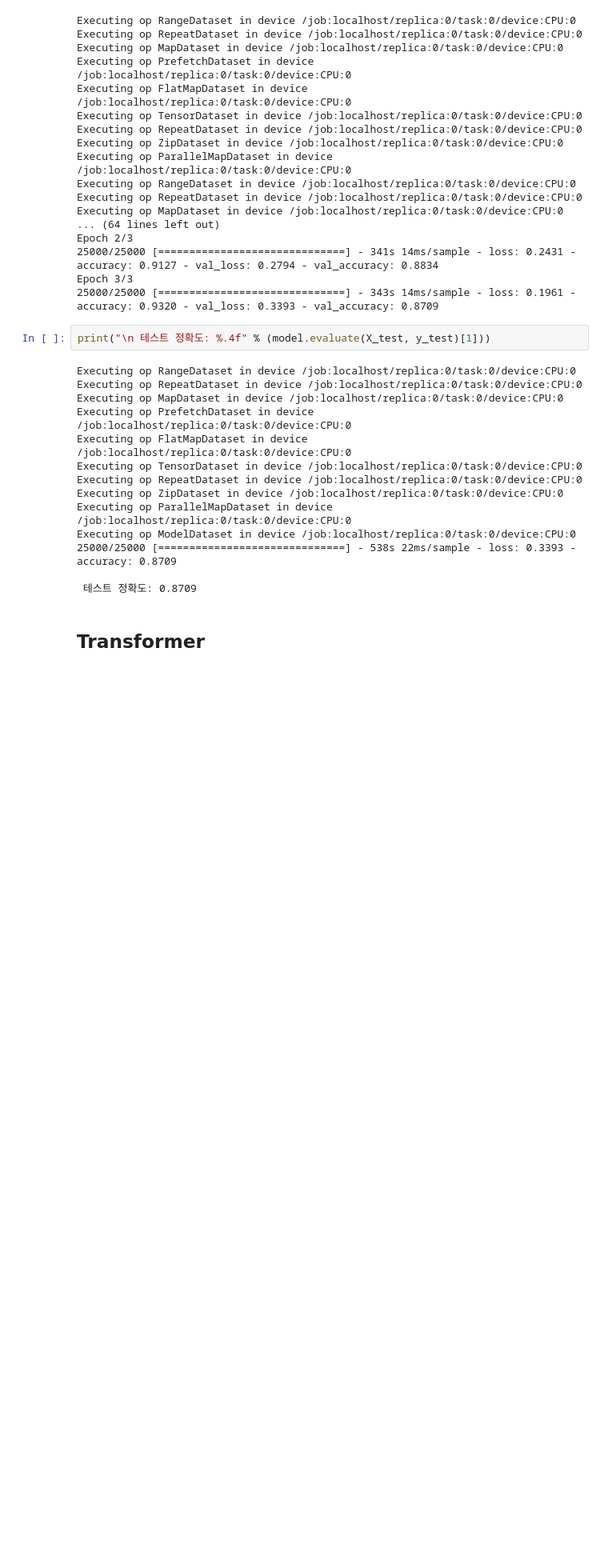
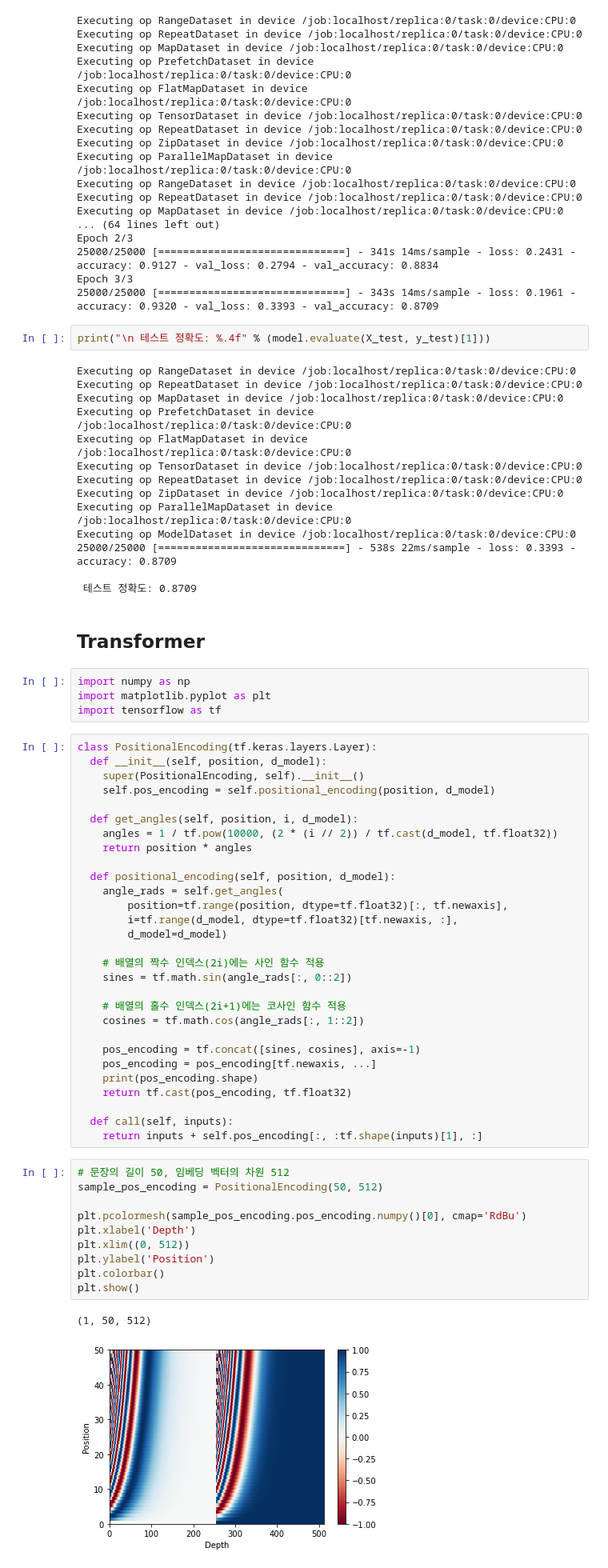
Before and after one commit to cdsnlab/AIoTService, a Jupyter notebook: Seq2Seq example.ipynb, the cells around one changed output. Shown: that part at 80% size. Cells and saved outputs as stored; diff of their text form; blank space fills up the shorter version.

```diff
--- a/Seq2Seq example.ipynb
+++ b/Seq2Seq example.ipynb
@@ -423,3 +423,49 @@ Executing op ModelDataset in device /job:localhost/replica:0/task:0/device:CPU:0
  테스트 정확도: 0.8709
 # %% [markdown]
 ## Transformer
+# %%
+import numpy as np
+import matplotlib.pyplot as plt
+import tensorflow as tf
+# %%
+class PositionalEncoding(tf.keras.layers.Layer):
+  def __init__(self, position, d_model):
+    super(PositionalEncoding, self).__init__()
+    self.pos_encoding = self.positional_encoding(position, d_model)
+
+  def get_angles(self, position, i, d_model):
+    angles = 1 / tf.pow(10000, (2 * (i // 2)) / tf.cast(d_model, tf.float32))
+    return position * angles
+
+  def positional_encoding(self, position, d_model):
+    angle_rads = self.get_angles(
+        position=tf.range(position, dtype=tf.float32)[:, tf.newaxis],
+        i=tf.range(d_model, dtype=tf.float32)[tf.newaxis, :],
+        d_model=d_model)
+
+    # 배열의 짝수 인덱스(2i)에는 사인 함수 적용
+    sines = tf.math.sin(angle_rads[:, 0::2])
+
+    # 배열의 홀수 인덱스(2i+1)에는 코사인 함수 적용
+    cosines = tf.math.cos(angle_rads[:, 1::2])
+
+    pos_encoding = tf.concat([sines, cosines], axis=-1)
+    pos_encoding = pos_encoding[tf.newaxis, ...]
+    print(pos_encoding.shape)
+    return tf.cast(pos_encoding, tf.float32)
+
+  def call(self, inputs):
+    return inputs + self.pos_encoding[:, :tf.shape(inputs)[1], :]
+# %%
+# 문장의 길이 50, 임베딩 벡터의 차원 512
+sample_pos_encoding = PositionalEncoding(50, 512)
+
+plt.pcolormesh(sample_pos_encoding.pos_encoding.numpy()[0], cmap='RdBu')
+plt.xlabel('Depth')
+plt.xlim((0, 512))
+plt.ylabel('Position')
+plt.colorbar()
+plt.show()
+# %% [output]
+(1, 50, 512)
+[figure, added]
```
Also changed, not shown: parts of 3 cells of this notebook.
